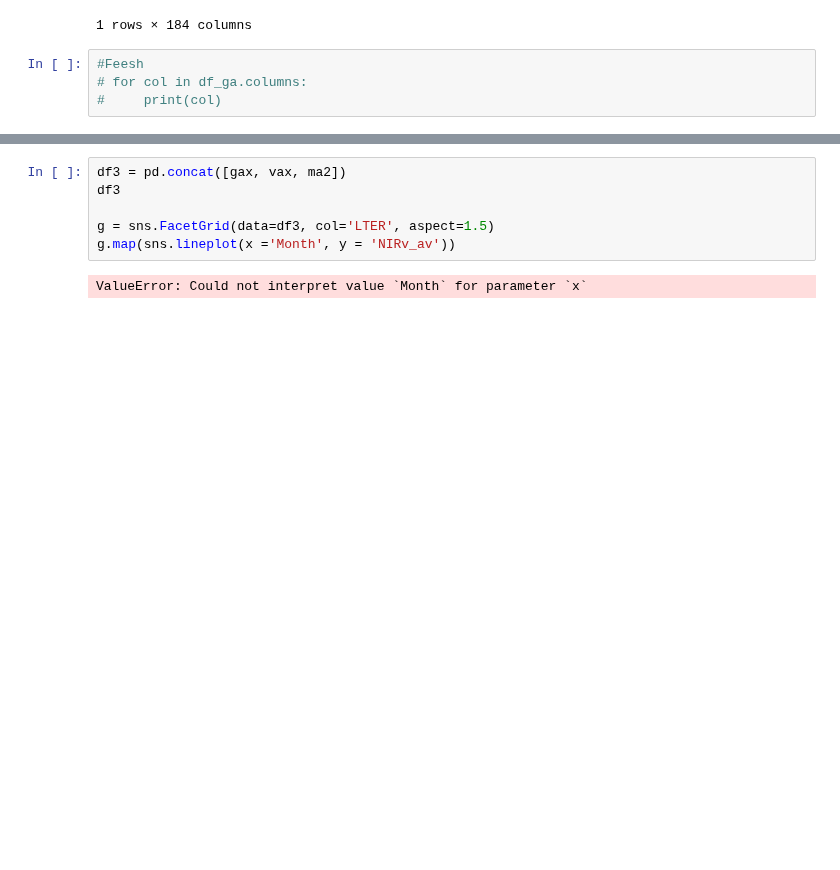
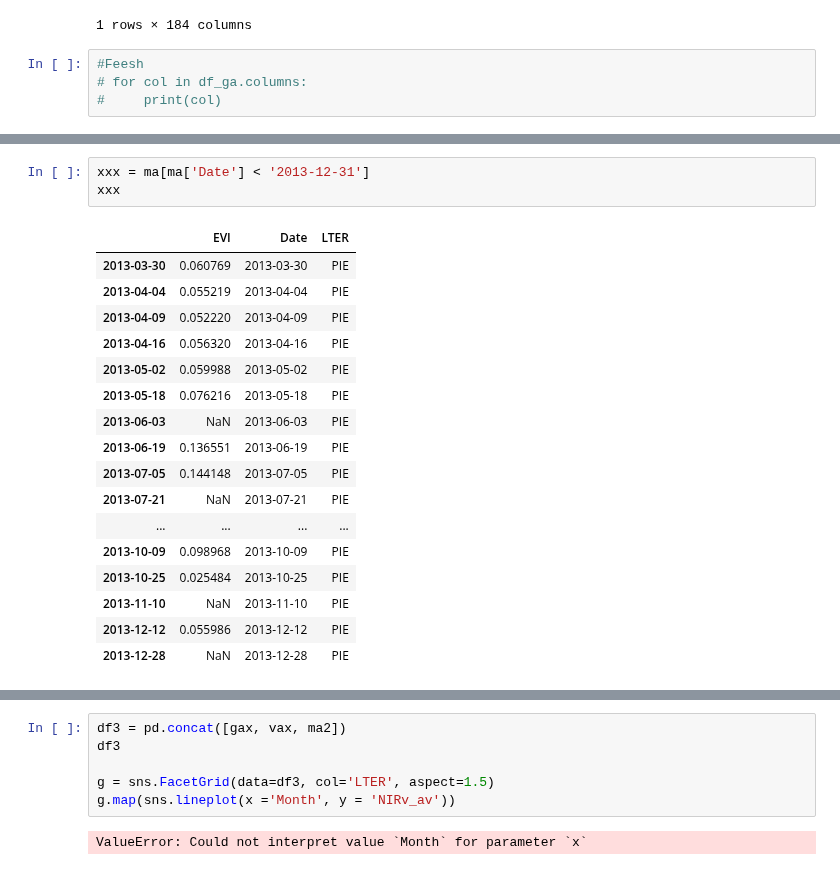
Before and after one commit to asajulien/PhD, a Jupyter notebook: Jupyter/LTER sites/Phenology/Phenology.ipynb, the cells around one changed output, grey strips where cells are left out. Drawn from its saved outputs; the diff is of its cells as text; blank space fills up the shorter version.

```diff
--- a/Jupyter/LTER sites/Phenology/Phenology.ipynb
+++ b/Jupyter/LTER sites/Phenology/Phenology.ipynb
@@ -353,4 +345,25 @@ df2
 517 rows × 3 columns
+# %%
+xxx = ma[ma['Date'] < '2013-12-31']
+xxx
+# %% [output]
+|  | EVI | Date | LTER |
+| 2013-03-30 | 0.060769 | 2013-03-30 | PIE |
+| 2013-04-04 | 0.055219 | 2013-04-04 | PIE |
+| 2013-04-09 | 0.052220 | 2013-04-09 | PIE |
+| 2013-04-16 | 0.056320 | 2013-04-16 | PIE |
+| 2013-05-02 | 0.059988 | 2013-05-02 | PIE |
+| 2013-05-18 | 0.076216 | 2013-05-18 | PIE |
+| 2013-06-03 | NaN | 2013-06-03 | PIE |
+| 2013-06-19 | 0.136551 | 2013-06-19 | PIE |
+| 2013-07-05 | 0.144148 | 2013-07-05 | PIE |
+| 2013-07-21 | NaN | 2013-07-21 | PIE |
+| ... | ... | ... | ... |
+| 2013-10-09 | 0.098968 | 2013-10-09 | PIE |
+| 2013-10-25 | 0.025484 | 2013-10-25 | PIE |
+| 2013-11-10 | NaN | 2013-11-10 | PIE |
+| 2013-12-12 | 0.055986 | 2013-12-12 | PIE |
+| 2013-12-28 | NaN | 2013-12-28 | PIE |
 # %%
 import seaborn as sns
 import matplotlib.pyplot as plt
```
Also changed, not shown: parts of 11 cells of this notebook, 2 other files.
